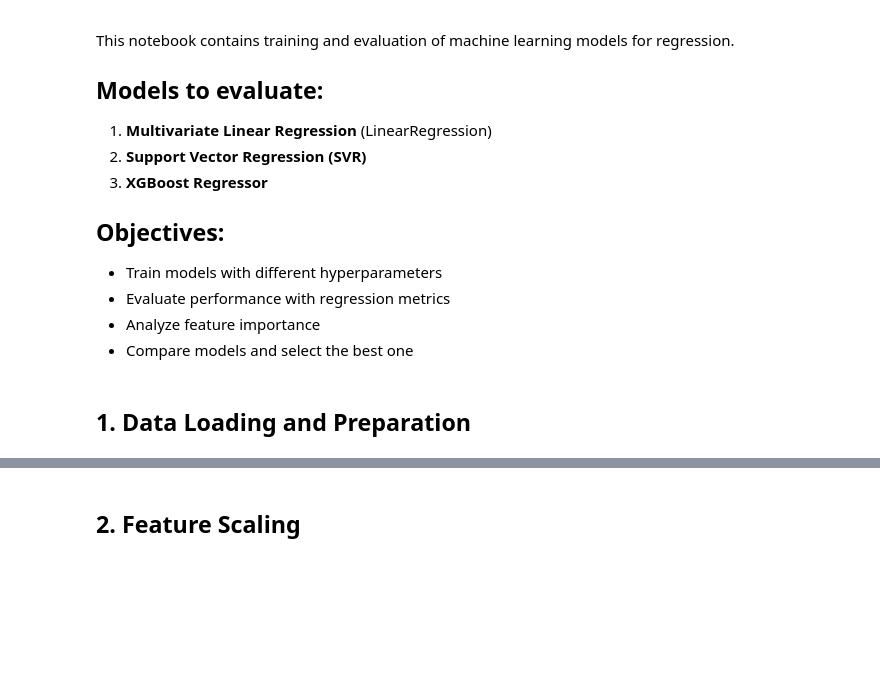
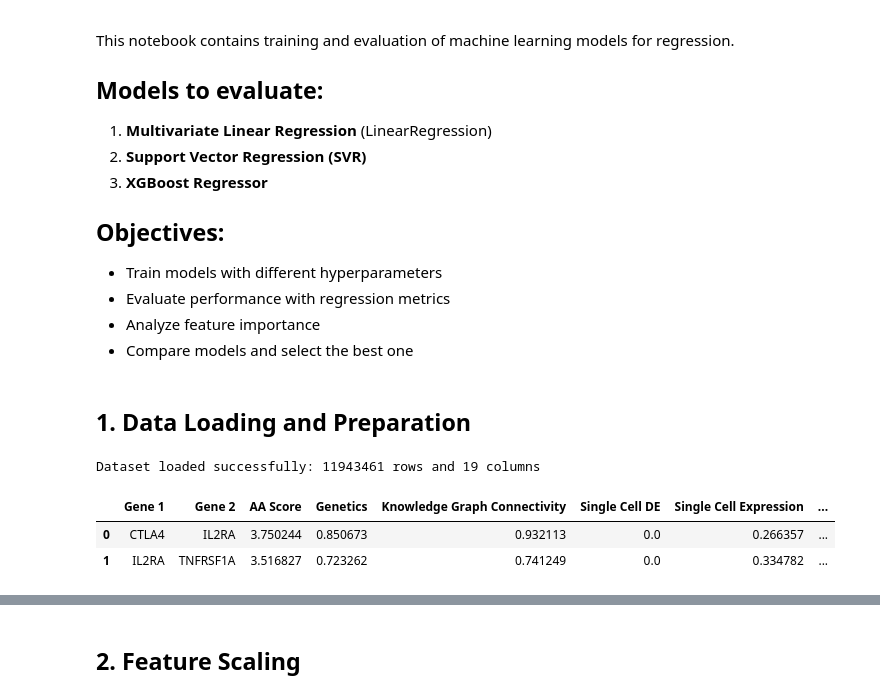
Before and after one commit to JaredEspinosa19/MultiTie-GIG, a Jupyter notebook: 02_model_training_evaluation_EN.ipynb, the cells around one changed output, grey strips where cells are left out. Cells and saved outputs as stored; diff of their text form; code cells hidden in the pictures; blank space fills up the shorter version.

```diff
--- a/02_model_training_evaluation_EN.ipynb
+++ b/02_model_training_evaluation_EN.ipynb
@@ -76,0 +31,15 @@ else:
+# %%
+dataset_path = '../cloud-data/its-cmo-darwin-magellan-workspaces-folders/WS_PMCB/BisCiT_Repository/results/current_version/v2.0c/aa/dtl-surfaceome-secretome-equal_0.1/results-with-evidence-full.txt'
+# %%
+file_path = dataset_path
+
+df = pd.read_csv(file_path, sep='\t')
+print(f"Dataset loaded successfully: {df.shape[0]} rows and {df.shape[1]} columns")
+# %% [output]
+Dataset loaded successfully: 11943461 rows and 19 columns
+# %%
+df.head(2)
+# %% [output]
+|  | Gene 1 | Gene 2 | AA Score | Genetics | Knowledge Graph Connectivity | Single Cell DE | Single Cell Expression | ... |
+| 0 | CTLA4 | IL2RA | 3.750244 | 0.850673 | 0.932113 | 0.0 | 0.266357 | ... |
+| 1 | IL2RA | TNFRSF1A | 3.516827 | 0.723262 | 0.741249 | 0.0 | 0.334782 | ... |
```
Also changed, not shown: parts of 12 cells of this notebook, 1 other file.
